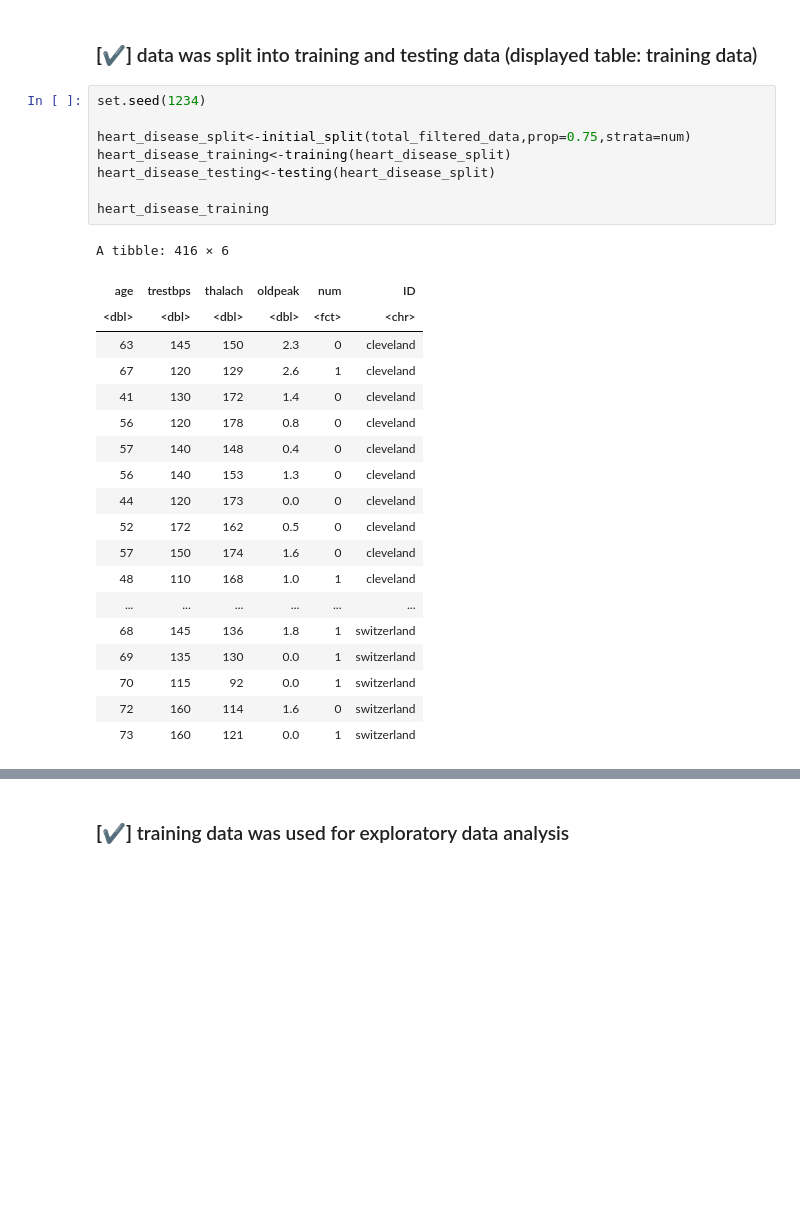
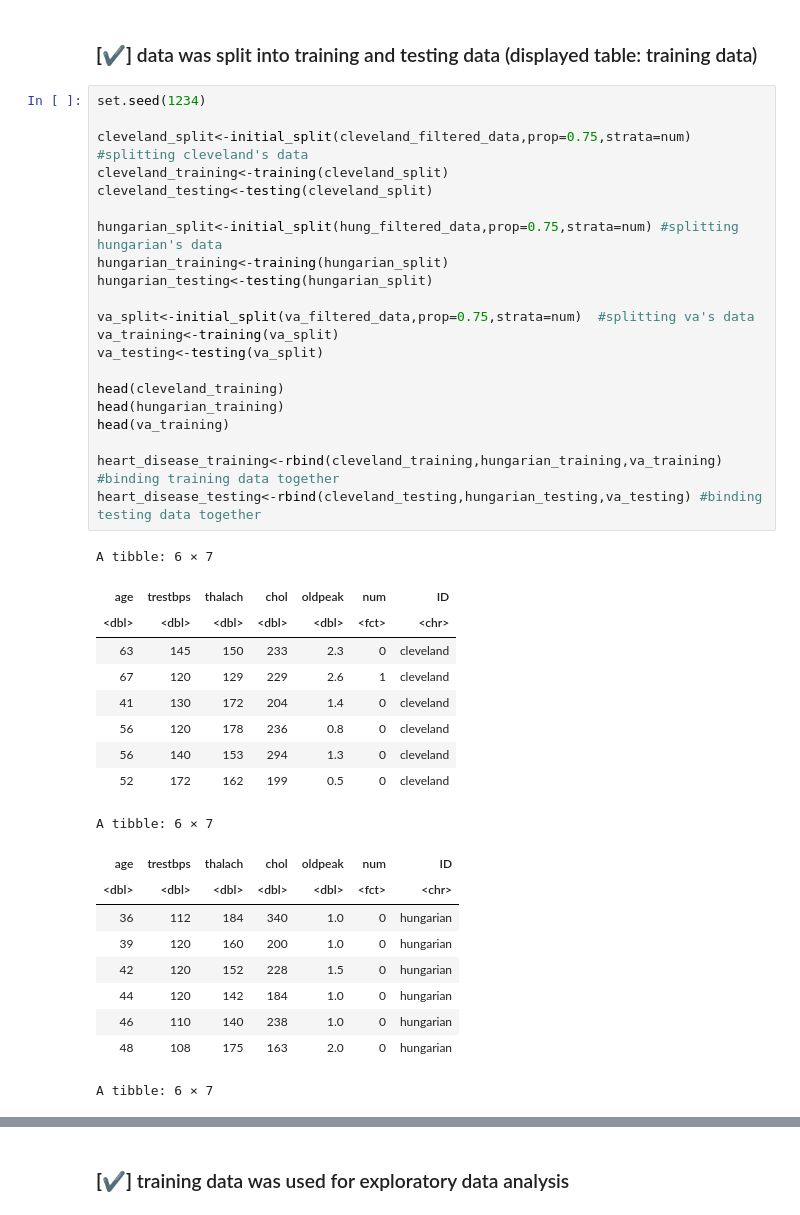
Before and after one commit to Yujinjen/group_project, a Jupyter notebook: DSCI_G36_Project_Submission.ipynb, the cells around one changed output, grey strips where cells are left out. Cells and saved outputs as stored; diff of their text form; blank space fills up the shorter version.

```diff
--- a/DSCI_G36_Project_Submission.ipynb
+++ b/DSCI_G36_Project_Submission.ipynb
@@ -163,30 +196,43 @@ A tibble: 553 × 6
 # %% [markdown]
 ### **[✔]** data was split into training and testing data (displayed table: training data)
-# %%
-set.seed(1234)
-
-heart_disease_split<-initial_split(total_filtered_data,prop=0.75,strata=num)
-heart_disease_training<-training(heart_disease_split)
-heart_disease_testing<-testing(heart_disease_split)
-
-heart_disease_training
-# %% [output]
-A tibble: 416 × 6
-| age | trestbps | thalach | oldpeak | num | ID |
-| <dbl> | <dbl> | <dbl> | <dbl> | <fct> | <chr> |
-| 63 | 145 | 150 | 2.3 | 0 | cleveland |
-| 67 | 120 | 129 | 2.6 | 1 | cleveland |
-| 41 | 130 | 172 | 1.4 | 0 | cleveland |
-| 56 | 120 | 178 | 0.8 | 0 | cleveland |
-| 57 | 140 | 148 | 0.4 | 0 | cleveland |
-| 56 | 140 | 153 | 1.3 | 0 | cleveland |
-| 44 | 120 | 173 | 0.0 | 0 | cleveland |
-| 52 | 172 | 162 | 0.5 | 0 | cleveland |
-| 57 | 150 | 174 | 1.6 | 0 | cleveland |
-| 48 | 110 | 168 | 1.0 | 1 | cleveland |
-| ... | ... | ... | ... | ... | ... |
-| 68 | 145 | 136 | 1.8 | 1 | switzerland |
-| 69 | 135 | 130 | 0.0 | 1 | switzerland |
-| 70 | 115 | 92 | 0.0 | 1 | switzerland |
-| 72 | 160 | 114 | 1.6 | 0 | switzerland |
-| 73 | 160 | 121 | 0.0 | 1 | switzerland |
+# %%
+set.seed(1234)
+
+cleveland_split<-initial_split(cleveland_filtered_data,prop=0.75,strata=num)  #splitting cleveland's data
+cleveland_training<-training(cleveland_split)
+cleveland_testing<-testing(cleveland_split)
+
+hungarian_split<-initial_split(hung_filtered_data,prop=0.75,strata=num) #splitting hungarian's data
+hungarian_training<-training(hungarian_split)
+hungarian_testing<-testing(hungarian_split)
+
+va_split<-initial_split(va_filtered_data,prop=0.75,strata=num)  #splitting va's data
+va_training<-training(va_split)
+va_testing<-testing(va_split)
+
+head(cleveland_training)
+head(hungarian_training)
+head(va_training)
+
+heart_disease_training<-rbind(cleveland_training,hungarian_training,va_training) #binding training data together
+heart_disease_testing<-rbind(cleveland_testing,hungarian_testing,va_testing) #binding testing data together
+# %% [output]
+A tibble: 6 × 7
+| age | trestbps | thalach | chol | oldpeak | num | ID |
+| <dbl> | <dbl> | <dbl> | <dbl> | <dbl> | <fct> | <chr> |
+| 63 | 145 | 150 | 233 | 2.3 | 0 | cleveland |
+| 67 | 120 | 129 | 229 | 2.6 | 1 | cleveland |
+| 41 | 130 | 172 | 204 | 1.4 | 0 | cleveland |
+| 56 | 120 | 178 | 236 | 0.8 | 0 | cleveland |
+| 56 | 140 | 153 | 294 | 1.3 | 0 | cleveland |
+| 52 | 172 | 162 | 199 | 0.5 | 0 | cleveland |
+A tibble: 6 × 7
+| age | trestbps | thalach | chol | oldpeak | num | ID |
+| <dbl> | <dbl> | <dbl> | <dbl> | <dbl> | <fct> | <chr> |
+| 36 | 112 | 184 | 340 | 1.0 | 0 | hungarian |
+| 39 | 120 | 160 | 200 | 1.0 | 0 | hungarian |
+| 42 | 120 | 152 | 228 | 1.5 | 0 | hungarian |
+| 44 | 120 | 142 | 184 | 1.0 | 0 | hungarian |
+| 46 | 110 | 140 | 238 | 1.0 | 0 | hungarian |
+| 48 | 108 | 175 | 163 | 2.0 | 0 | hungarian |
+A tibble: 6 × 7
```
Also changed, not shown: parts of 8 cells of this notebook.
